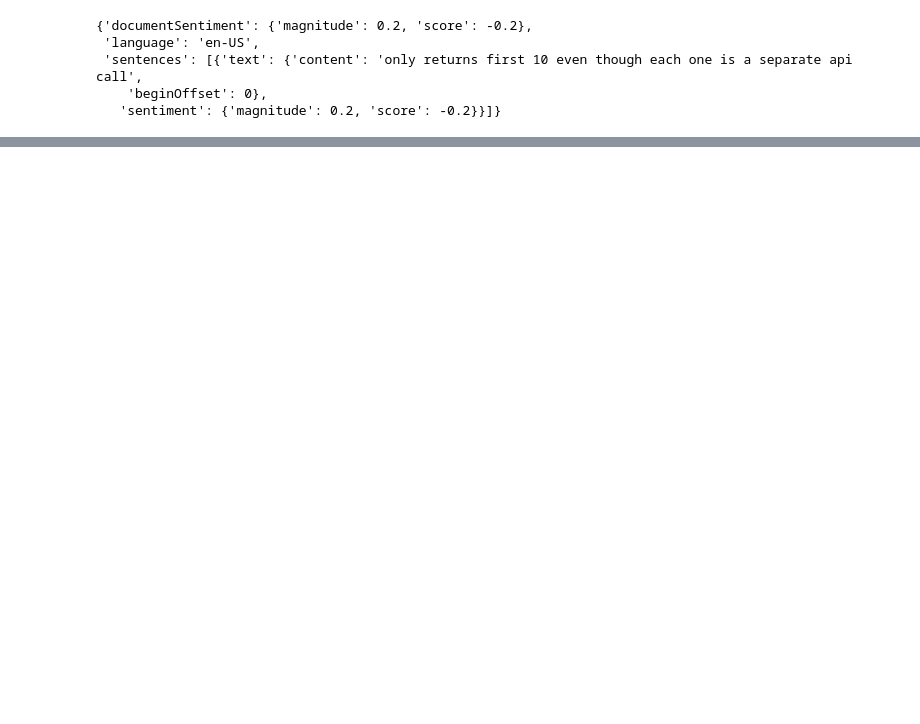
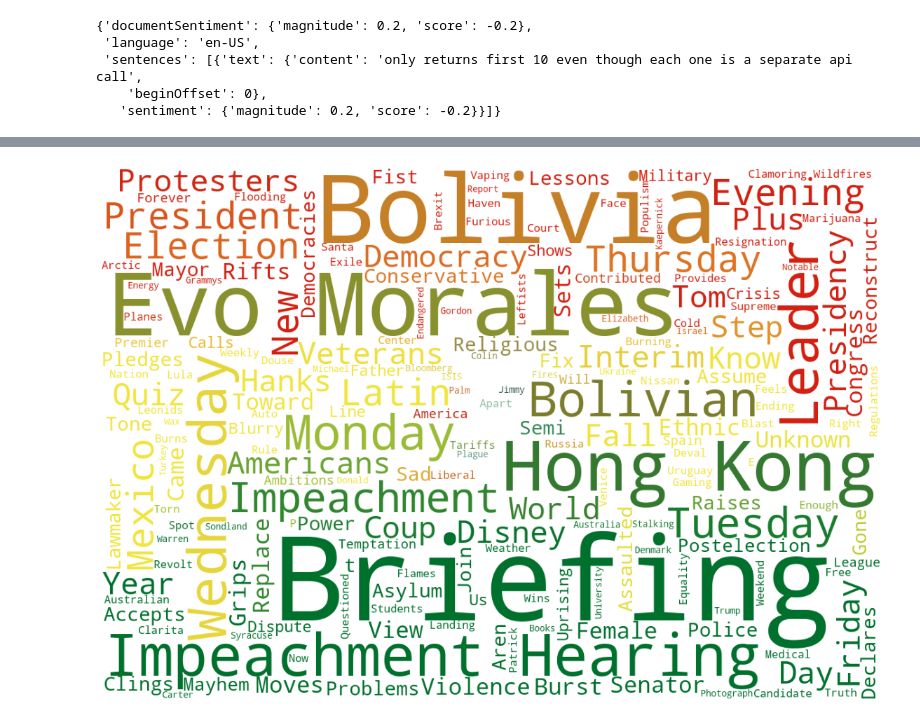
Before and after one commit to olincollege/softdes-nytimes-countries, a Jupyter notebook: test-essay.ipynb, the cells around one changed output, grey strips where cells are left out. Saved outputs shown, nothing was run; the diff lists cells and outputs as text; code cells hidden in the pictures; blank space fills up the shorter version.

```diff
--- a/test-essay.ipynb
+++ b/test-essay.ipynb
@@ -38,0 +44,4 @@ a.json()
+# %%
+data_processing.create_word_cloud_one_month("Bolivia", "201911")
+# %% [output]
+[figure, added]
```
Also changed, not shown: parts of 3 cells of this notebook, 4 other files.
